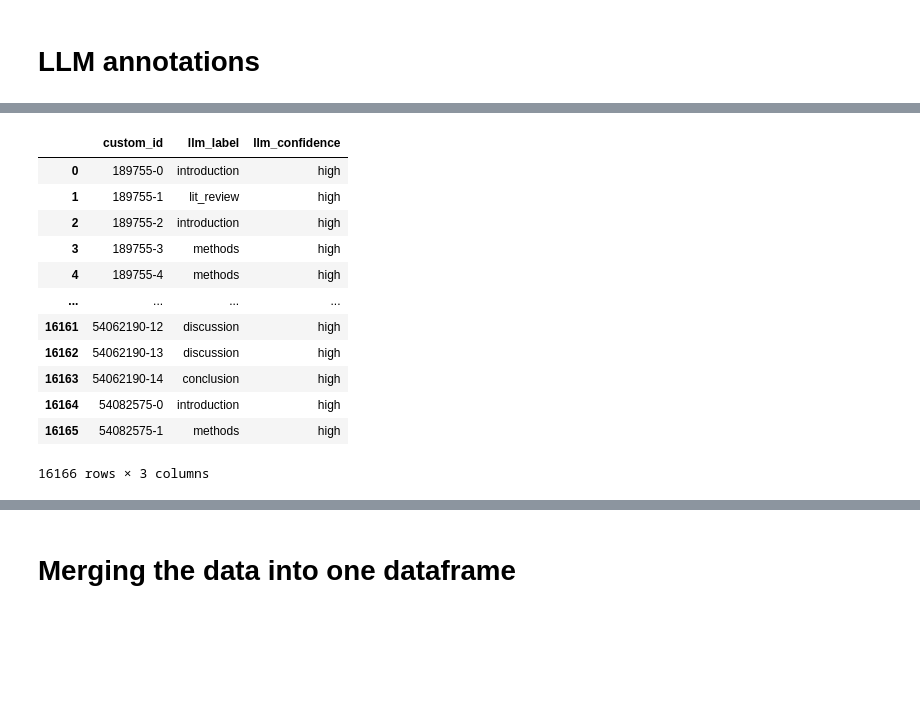
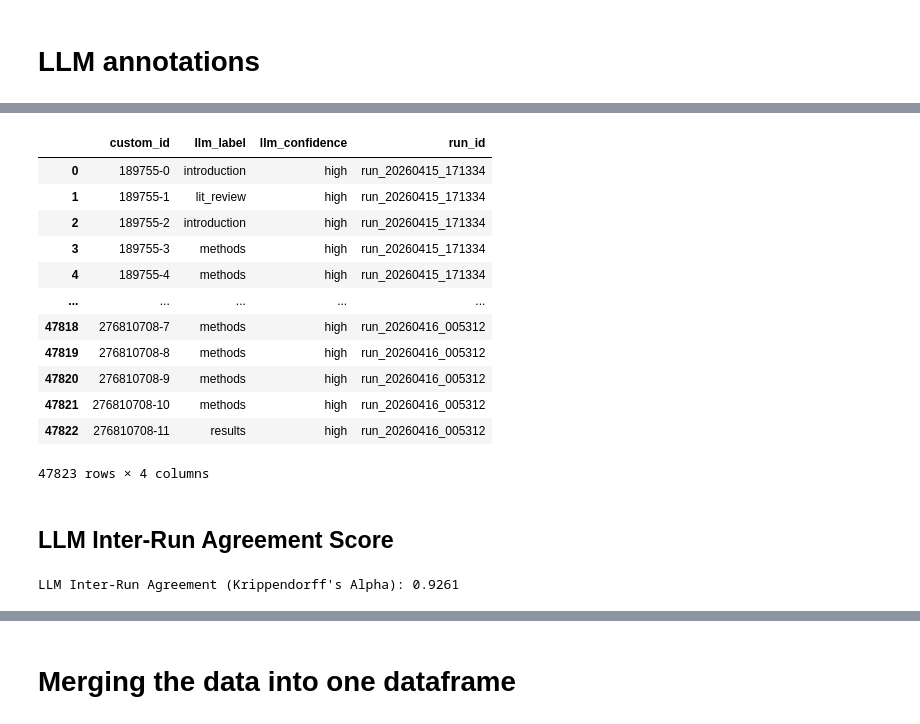
Before and after one commit to daniel-verdi/section-splitter, a Jupyter notebook: evaluations/run_evaluations.ipynb, the cells around one changed output, grey strips where cells are left out. Drawn from its saved outputs; the diff is of its cells as text; code cells hidden in the pictures; blank space fills up the shorter version.

```diff
--- a/evaluations/run_evaluations.ipynb
+++ b/evaluations/run_evaluations.ipynb
@@ -185,13 +185,15 @@ Items with majority agreement (ground truth): 1074
 print("🔍 Parsing LLM batch output files...")
 
 # Find all text files in the output folder
-llm_files = glob.glob(os.path.join(LLM_OUTPUT_FOLDER, "*.txt"))
+llm_files = glob.glob(os.path.join(LLM_OUTPUT_FOLDER, "**", "*.jsonl"), recursive=True)
 
 if not llm_files:
     raise FileNotFoundError(f"No .txt files found in '{LLM_OUTPUT_FOLDER}'. Please check the path.")
 
 llm_results = []
 for file_path in llm_files:
+    run_id = os.path.basename(os.path.dirname(file_path))  # Extracting the run ID from the folder name (simply the timestamp)
+
     with open(file_path, 'r') as f:
         for line in f:
             try:
@@ -214,7 +216,8 @@ for file_path in llm_files:
                 llm_results.append({
                     'custom_id': custom_id,
                     'llm_label': output_data['label'],
-                    'llm_confidence': output_data['confidence']
+                    'llm_confidence': output_data['confidence'],
+                    'run_id': run_id
                 })
 
             except (json.JSONDecodeError, KeyError, IndexError) as e:
@@ -232,13 +234,27 @@ llm_df
-|  | custom_id | llm_label | llm_confidence |
-| 0 | 189755-0 | introduction | high |
-| 1 | 189755-1 | lit_review | high |
-| 2 | 189755-2 | introduction | high |
-| 3 | 189755-3 | methods | high |
-| 4 | 189755-4 | methods | high |
-| ... | ... | ... | ... |
-| 16161 | 54062190-12 | discussion | high |
-| 16162 | 54062190-13 | discussion | high |
-| 16163 | 54062190-14 | conclusion | high |
-| 16164 | 54082575-0 | introduction | high |
-| 16165 | 54082575-1 | methods | high |
+|  | custom_id | llm_label | llm_confidence | run_id |
+| 0 | 189755-0 | introduction | high | run_20260415_171334 |
+| 1 | 189755-1 | lit_review | high | run_20260415_171334 |
+| 2 | 189755-2 | introduction | high | run_20260415_171334 |
+| 3 | 189755-3 | methods | high | run_20260415_171334 |
+| 4 | 189755-4 | methods | high | run_20260415_171334 |
+| ... | ... | ... | ... | ... |
+| 47818 | 276810708-7 | methods | high | run_20260416_005312 |
+| 47819 | 276810708-8 | methods | high | run_20260416_005312 |
+| 47820 | 276810708-9 | methods | high | run_20260416_005312 |
+| 47821 | 276810708-10 | methods | high | run_20260416_005312 |
+| 47822 | 276810708-11 | results | high | run_20260416_005312 |
-16166 rows × 3 columns
+47823 rows × 4 columns
+# %% [markdown]
+## LLM Inter-Run Agreement Score
+# %%
+# We use 'custom_id' as the unit of analysis and 'run_id' as the annotator
+llm_alpha = simpledorff.calculate_krippendorffs_alpha_for_df(
+    llm_df,
+    experiment_col='custom_id',
+    annotator_col='run_id',
+    class_col='llm_label'
+)
+
+print(f"LLM Inter-Run Agreement (Krippendorff's Alpha): {llm_alpha:.4f}")
+# %% [output]
+LLM Inter-Run Agreement (Krippendorff's Alpha): 0.9261
```
Also changed, not shown: parts of 11 cells of this notebook.
